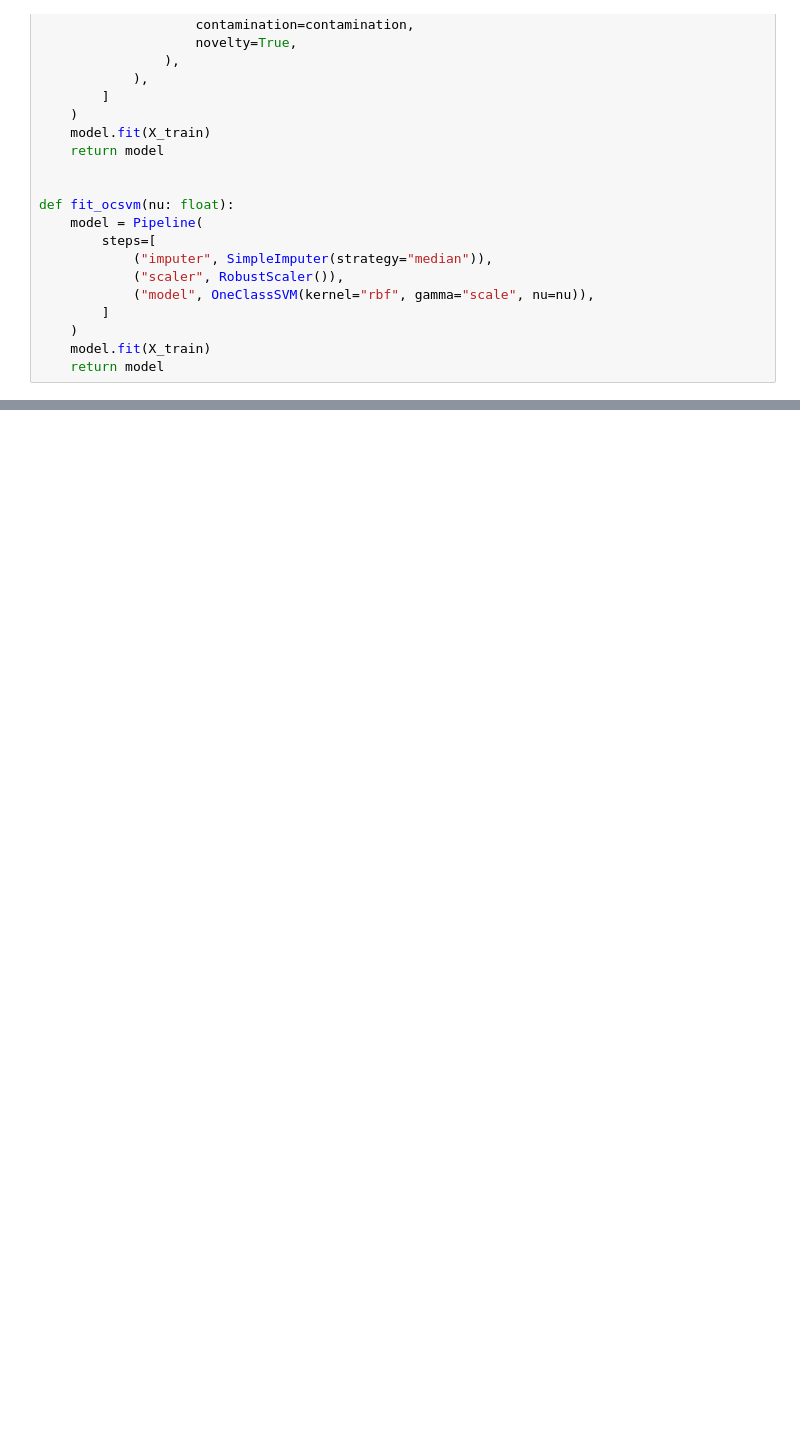
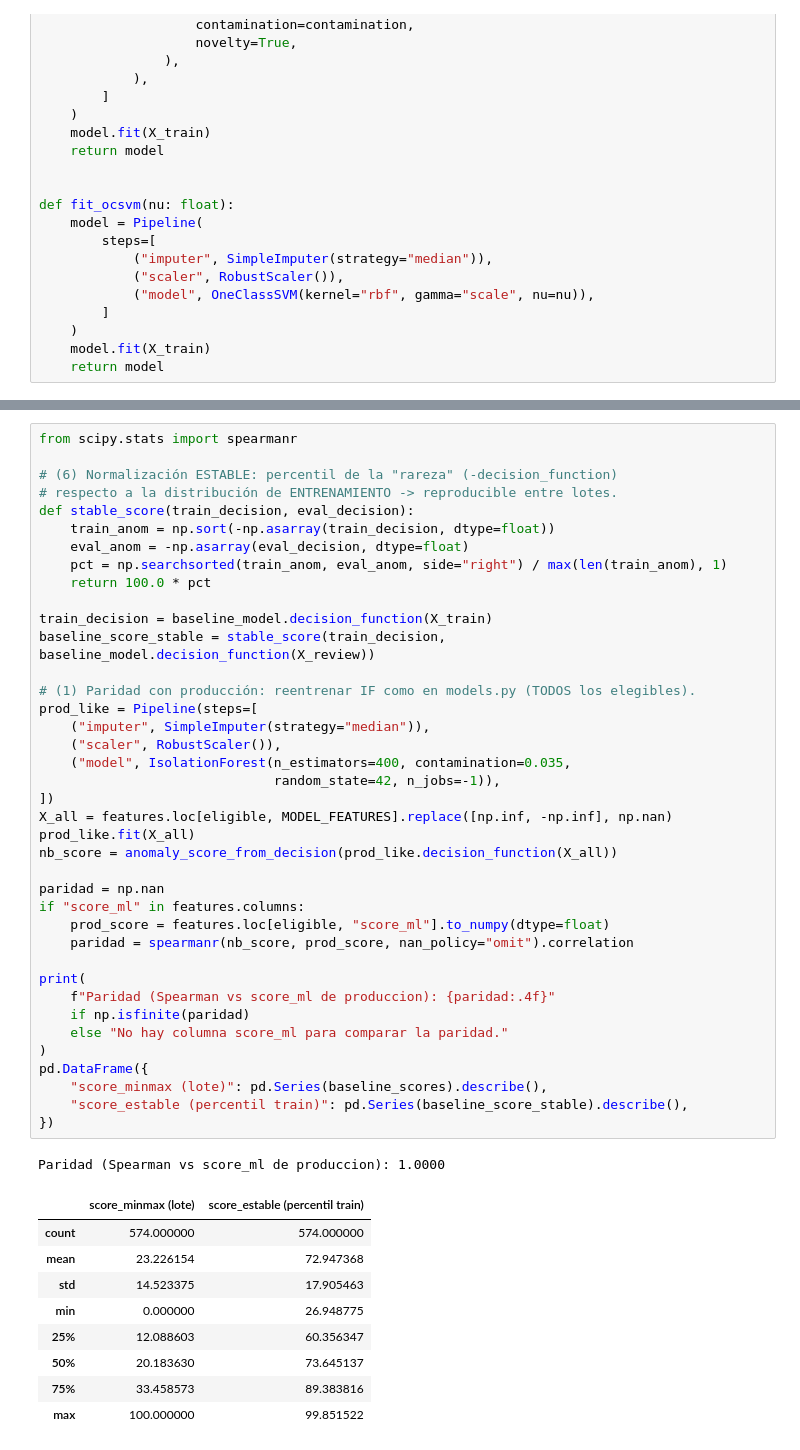
Before and after one commit to AnalistaBI25/Postura-Anomalias, a Jupyter notebook: notebooks/02_modelado_anomalias_no_supervisado.ipynb, the cells around one changed output, grey strips where cells are left out. Saved outputs shown, nothing was run; the diff lists cells and outputs as text; blank space fills up the shorter version.

```diff
--- a/notebooks/02_modelado_anomalias_no_supervisado.ipynb
+++ b/notebooks/02_modelado_anomalias_no_supervisado.ipynb
@@ -317,0 +492,50 @@ Criterios mínimos para promover un modelo:
+# %%
+from scipy.stats import spearmanr
+
+# (6) Normalización ESTABLE: percentil de la "rareza" (-decision_function)
+# respecto a la distribución de ENTRENAMIENTO -> reproducible entre lotes.
+def stable_score(train_decision, eval_decision):
+    train_anom = np.sort(-np.asarray(train_decision, dtype=float))
+    eval_anom = -np.asarray(eval_decision, dtype=float)
+    pct = np.searchsorted(train_anom, eval_anom, side="right") / max(len(train_anom), 1)
+    return 100.0 * pct
+
+train_decision = baseline_model.decision_function(X_train)
+baseline_score_stable = stable_score(train_decision, baseline_model.decision_function(X_review))
+
+# (1) Paridad con producción: reentrenar IF como en models.py (TODOS los elegibles).
+prod_like = Pipeline(steps=[
+    ("imputer", SimpleImputer(strategy="median")),
+    ("scaler", RobustScaler()),
+    ("model", IsolationForest(n_estimators=400, contamination=0.035,
+                              random_state=42, n_jobs=-1)),
+])
+X_all = features.loc[eligible, MODEL_FEATURES].replace([np.inf, -np.inf], np.nan)
+prod_like.fit(X_all)
+nb_score = anomaly_score_from_decision(prod_like.decision_function(X_all))
+
+paridad = np.nan
+if "score_ml" in features.columns:
+    prod_score = features.loc[eligible, "score_ml"].to_numpy(dtype=float)
+    paridad = spearmanr(nb_score, prod_score, nan_policy="omit").correlation
+
+print(
+    f"Paridad (Spearman vs score_ml de produccion): {paridad:.4f}"
+    if np.isfinite(paridad)
+    else "No hay columna score_ml para comparar la paridad."
+)
+pd.DataFrame({
+    "score_minmax (lote)": pd.Series(baseline_scores).describe(),
+    "score_estable (percentil train)": pd.Series(baseline_score_stable).describe(),
+})
+# %% [output]
+Paridad (Spearman vs score_ml de produccion): 1.0000
+|  | score_minmax (lote) | score_estable (percentil train) |
+| count | 574.000000 | 574.000000 |
+| mean | 23.226154 | 72.947368 |
+| std | 14.523375 | 17.905463 |
+| min | 0.000000 | 26.948775 |
+| 25% | 12.088603 | 60.356347 |
+| 50% | 20.183630 | 73.645137 |
+| 75% | 33.458573 | 89.383816 |
+| max | 100.000000 | 99.851522 |
```
Also changed, not shown: parts of 53 cells of this notebook, 22 other files.
